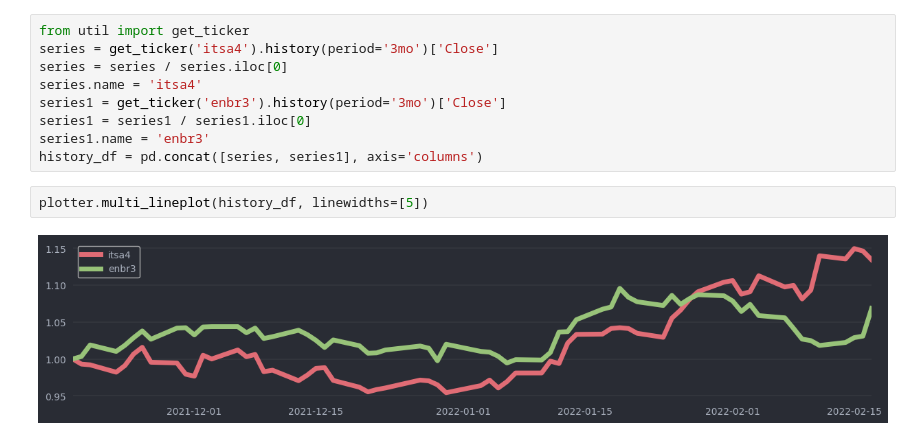
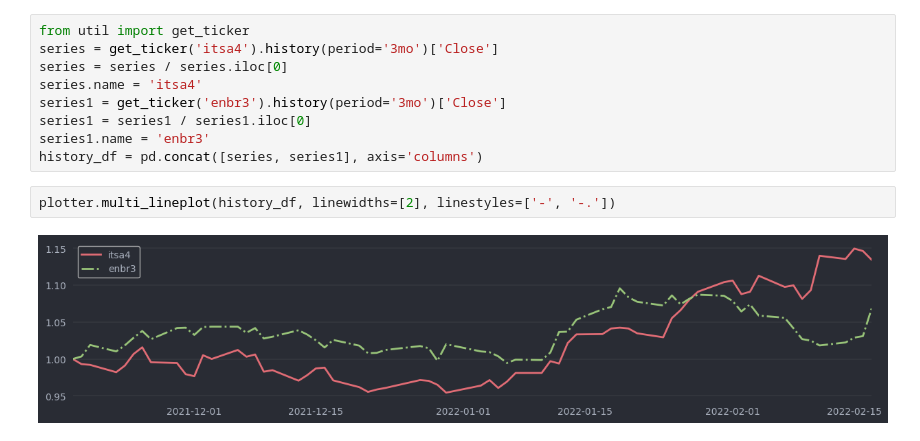
Before and after one commit to Giatroo/investiments, a Jupyter notebook: testing.ipynb, the cells around one changed output. Saved outputs shown, nothing was run; the diff lists cells and outputs as text.

Commit message:
add new parameter to multi_lineplot

```diff
--- a/testing.ipynb
+++ b/testing.ipynb
@@ -52,9 +52,9 @@ series1 = series1 / series1.iloc[0]
 series1.name = 'enbr3'
 history_df = pd.concat([series, series1], axis='columns')
 # %%
-plotter.multi_lineplot(history_df, linewidths=[5])
+plotter.multi_lineplot(history_df, linewidths=[2], linestyles=['-', '-.'])
 # %% [output]
-[figure, old version]
+[figure, new version]
 # %%
 from Portfolio import Portfolio
 
```
Also changed, not shown: parts of 3 cells of this notebook, 1 other file.
